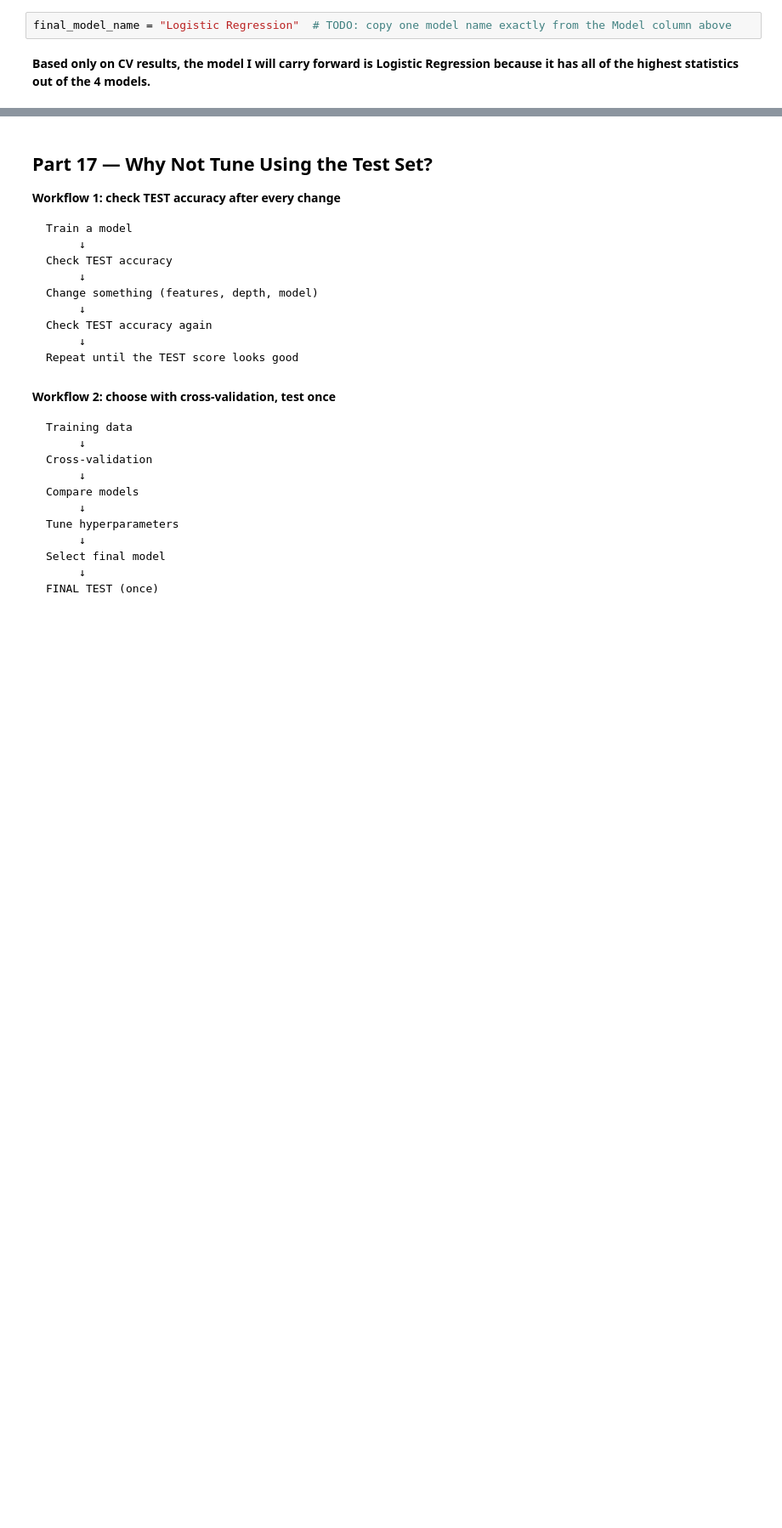
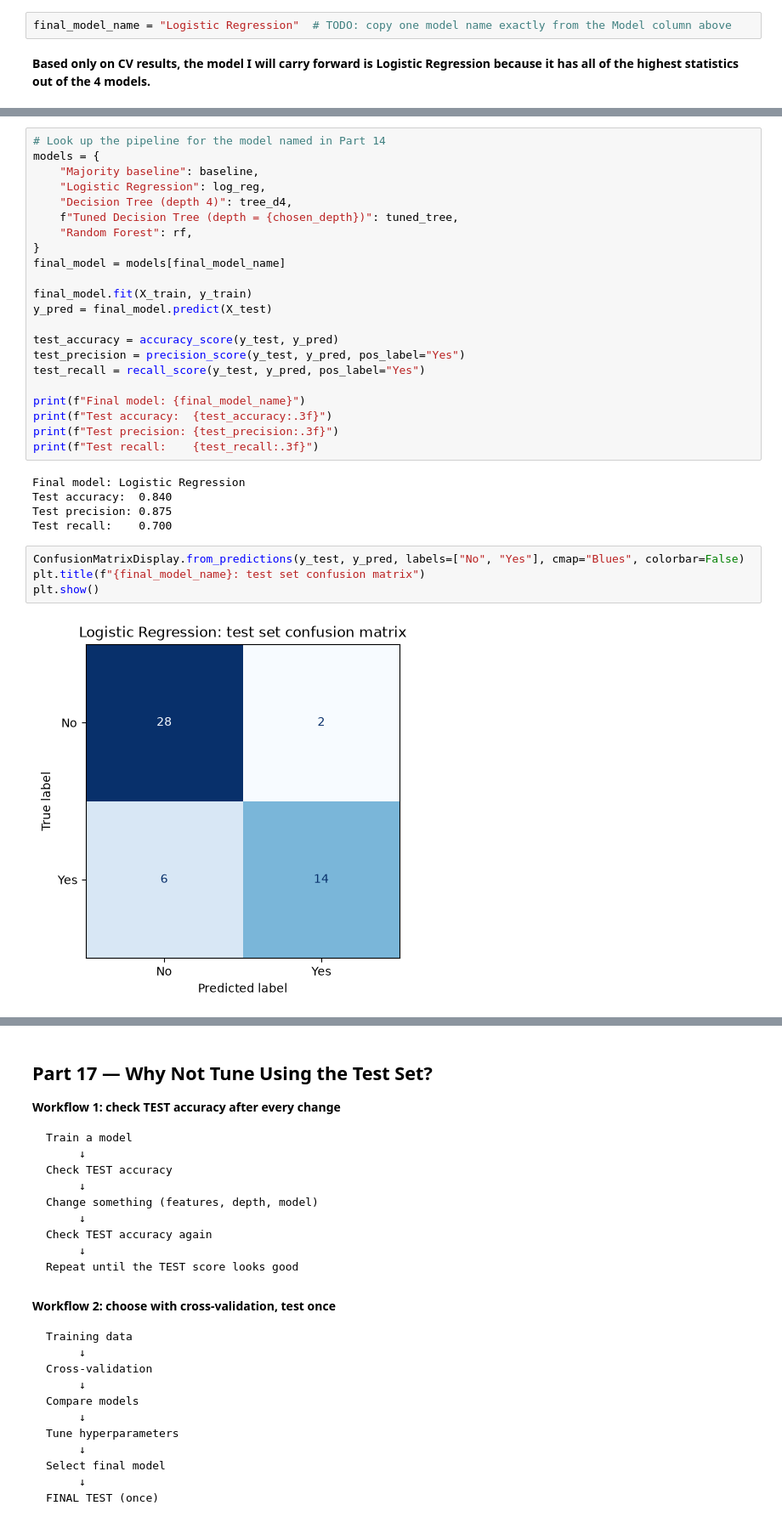
Before and after one commit to JGrade2005/CSE4095_2026, a Jupyter notebook: in_class_assignments/class10/CSE4095_Class10_Starter.ipynb, the cells around one changed output, grey strips where cells are left out. Shown at 85% size. Cells and saved outputs as stored; diff of their text form; blank space fills up the shorter version.

Commit message:
Init and complete part 15 q

```diff
--- a/in_class_assignments/class10/CSE4095_Class10_Starter.ipynb
+++ b/in_class_assignments/class10/CSE4095_Class10_Starter.ipynb
@@ -612,0 +616,33 @@ final_model_name = "Logistic Regression"  # TODO: copy one model name exactly fr
+# %%
+# Look up the pipeline for the model named in Part 14
+models = {
+    "Majority baseline": baseline,
+    "Logistic Regression": log_reg,
+    "Decision Tree (depth 4)": tree_d4,
+    f"Tuned Decision Tree (depth = {chosen_depth})": tuned_tree,
+    "Random Forest": rf,
+}
+final_model = models[final_model_name]
+
+final_model.fit(X_train, y_train)
+y_pred = final_model.predict(X_test)
+
+test_accuracy = accuracy_score(y_test, y_pred)
+test_precision = precision_score(y_test, y_pred, pos_label="Yes")
+test_recall = recall_score(y_test, y_pred, pos_label="Yes")
+
+print(f"Final model: {final_model_name}")
+print(f"Test accuracy:  {test_accuracy:.3f}")
+print(f"Test precision: {test_precision:.3f}")
+print(f"Test recall:    {test_recall:.3f}")
+# %% [output]
+Final model: Logistic Regression
+Test accuracy:  0.840
+Test precision: 0.875
+Test recall:    0.700
+# %%
+ConfusionMatrixDisplay.from_predictions(y_test, y_pred, labels=["No", "Yes"], cmap="Blues", colorbar=False)
+plt.title(f"{final_model_name}: test set confusion matrix")
+plt.show()
+# %% [output]
+[figure, added]
```
Also changed, not shown: parts of 17 cells of this notebook, 3 other files.
